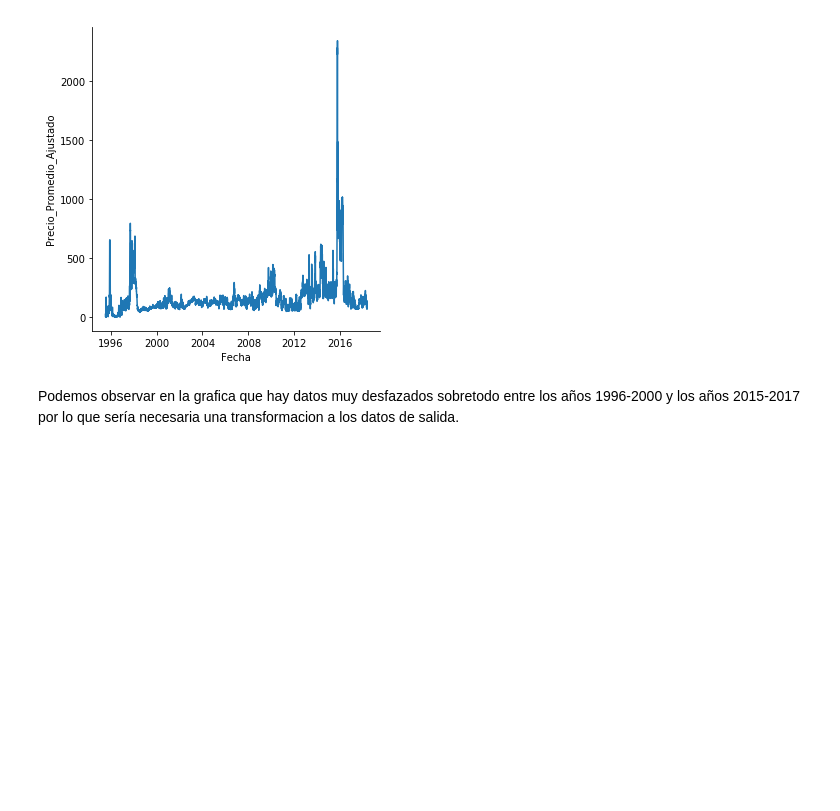
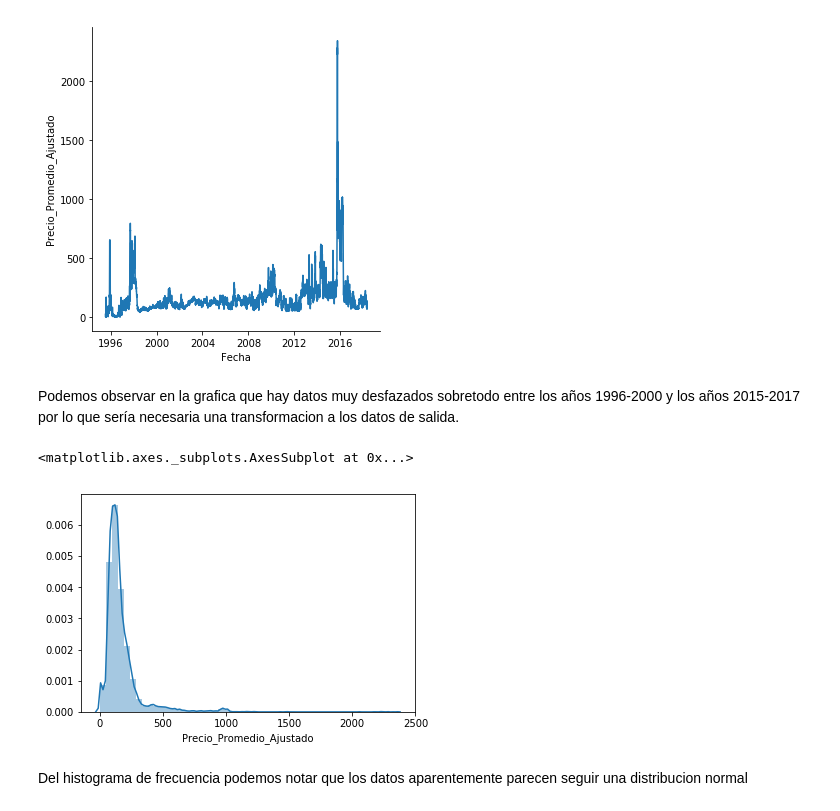
Before and after one commit to nfbarcob03/evaluacion-arracinim, a Jupyter notebook: 01-precios.ipynb, the cells around one changed output. Drawn from its saved outputs; the diff is of its cells as text; code cells hidden in the pictures; blank space fills up the shorter version.

Commit message:
Verificando Linealidad

```diff
--- a/01-precios.ipynb
+++ b/01-precios.ipynb
@@ -152,3 +153,11 @@ sns.relplot(x="Fecha", y="Precio_Promedio_Ajustado",
 # %% [markdown]
 Podemos observar en la grafica que hay datos muy desfazados sobretodo entre los años 1996-2000 y los años 2015-2017
 por lo que sería necesaria una transformacion a los datos de salida.
+# %%
+#Verificando si los datos cumplen en supuesto de normalidad para una transformacion lineal de los datos
+sns.distplot(Precios_Full_Date.loc[:,'Precio_Promedio_Ajustado'])
+# %% [output]
+<matplotlib.axes._subplots.AxesSubplot at 0x...>
+[figure, added]
+# %% [markdown]
+Del histograma de frecuencia podemos notar que los datos aparentemente parecen seguir una distribucion normal
```
Also changed, not shown: parts of 1 cell of this notebook.
